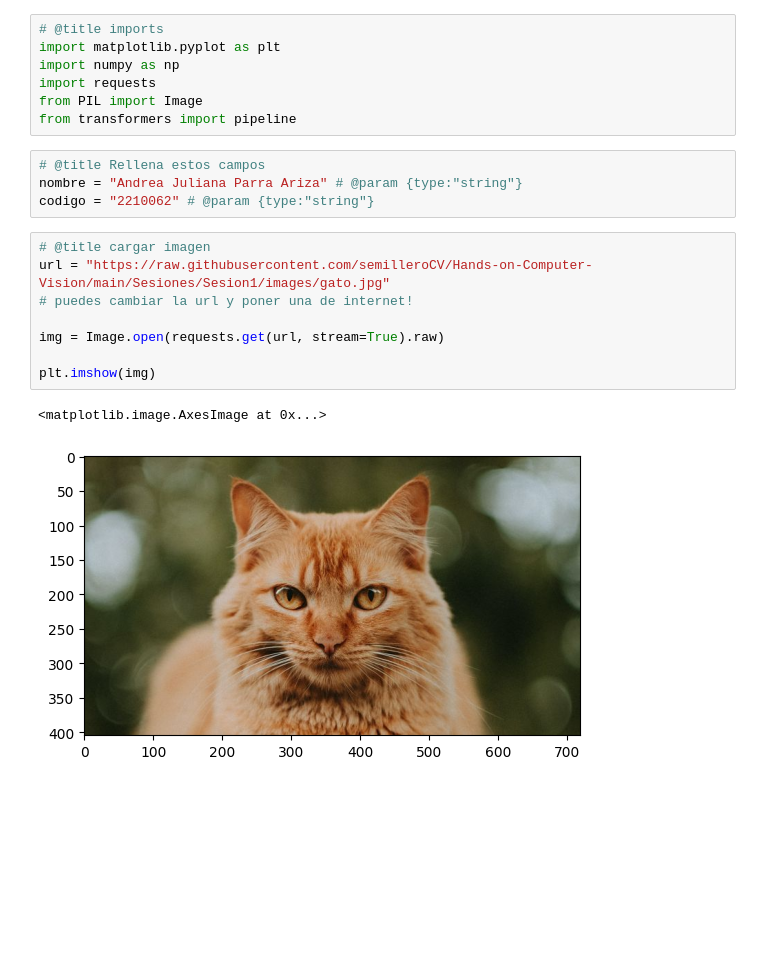
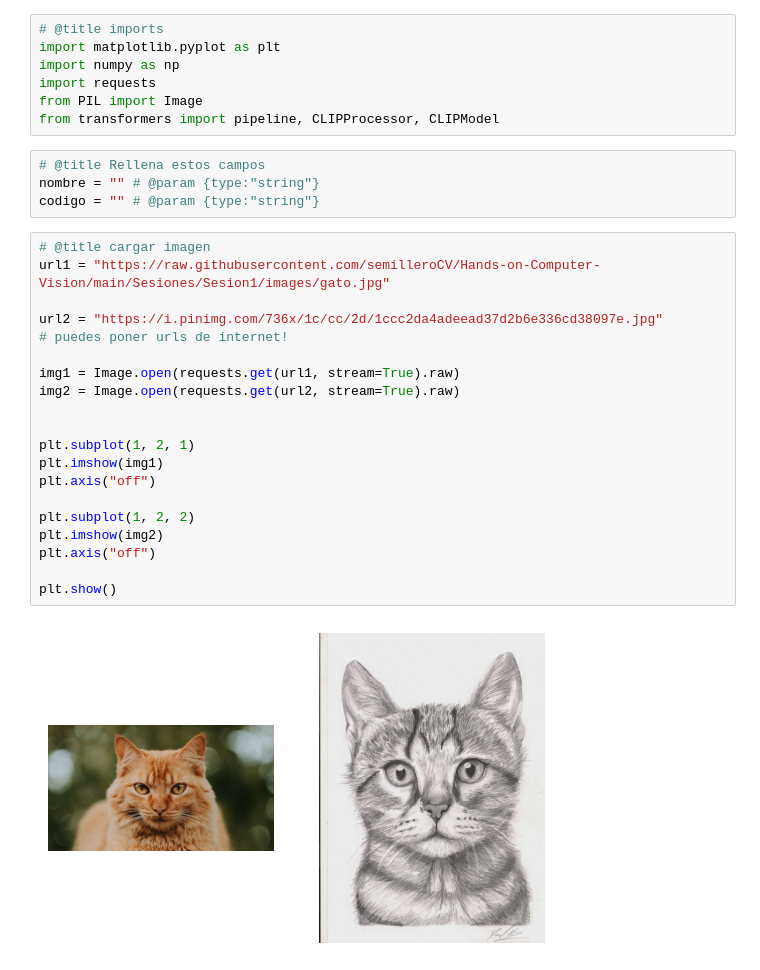
Before and after one commit to andpgate/Hands-on-Computer-Vision, a Jupyter notebook: Sesiones/Sesion1/Exercise1.ipynb, the cells around one changed output. Drawn from its saved outputs; the diff is of its cells as text; blank space fills up the shorter version.

```diff
--- a/Sesiones/Sesion1/Exercise1.ipynb
+++ b/Sesiones/Sesion1/Exercise1.ipynb
@@ -11,19 +11,30 @@ import matplotlib.pyplot as plt
 import numpy as np
 import requests
 from PIL import Image
-from transformers import pipeline
+from transformers import pipeline, CLIPProcessor, CLIPModel
 # %%
 # @title Rellena estos campos
-nombre = "Andrea Juliana Parra Ariza" # @param {type:"string"}
-codigo = "2210062" # @param {type:"string"}
+nombre = "" # @param {type:"string"}
+codigo = "" # @param {type:"string"}
 # %%
 # @title cargar imagen
-url = "https://raw.githubusercontent.com/semilleroCV/Hands-on-Computer-Vision/main/Sesiones/Sesion1/images/gato.jpg"
-# puedes cambiar la url y poner una de internet!
+url1 = "https://raw.githubusercontent.com/semilleroCV/Hands-on-Computer-Vision/main/Sesiones/Sesion1/images/gato.jpg"
 
-img = Image.open(requests.get(url, stream=True).raw)
+url2 = "https://i.pinimg.com/736x/1c/cc/2d/1ccc2da4adeead37d2b6e336cd38097e.jpg"
+# puedes poner urls de internet!
 
-plt.imshow(img)
+img1 = Image.open(requests.get(url1, stream=True).raw)
+img2 = Image.open(requests.get(url2, stream=True).raw)
+
+
+plt.subplot(1, 2, 1)
+plt.imshow(img1)
+plt.axis("off")
+
+plt.subplot(1, 2, 2)
+plt.imshow(img2)
+plt.axis("off")
+
+plt.show()
 # %% [output]
-<matplotlib.image.AxesImage at 0x...>
-[figure, old version]
+[figure, new version]
```
Also changed, not shown: parts of 4 cells of this notebook.
